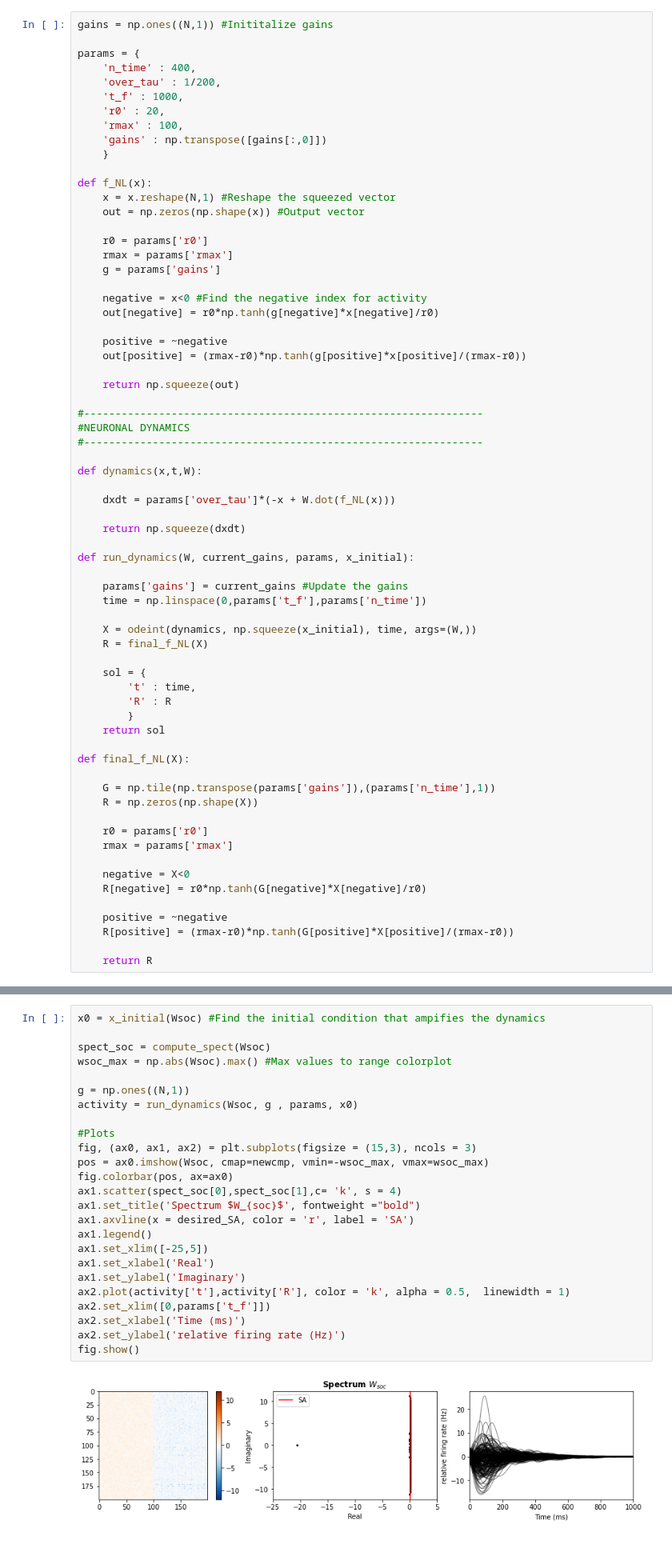
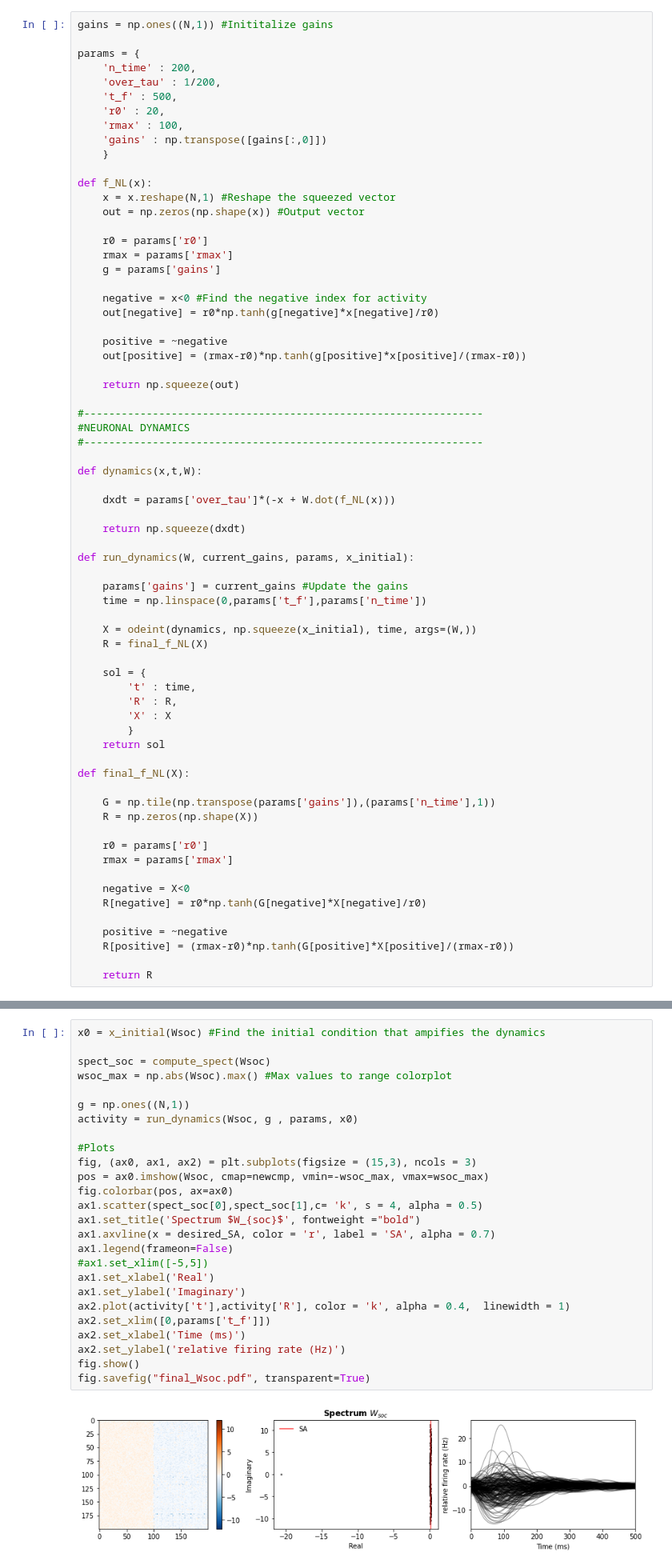
Before and after one commit to juansebastiancalderongarcia/Motor-control-for-speed-transition, a Jupyter notebook: Spectrum analysis.ipynb, the cells around one changed output, grey strips where cells are left out. Shown at 80% size. Saved outputs shown, nothing was run; the diff lists cells and outputs as text.

```diff
--- a/Spectrum analysis.ipynb
+++ b/Spectrum analysis.ipynb
@@ -156,9 +157,9 @@ def ssa(Wi,rate,gamma):
 gains = np.ones((N,1)) #Inititalize gains
 
 params = {
-    'n_time' : 400,
+    'n_time' : 200,
     'over_tau' : 1/200,
-    't_f' : 1000,
+    't_f' : 500,
     'r0' : 20,
     'rmax' : 100,
     'gains' : np.transpose([gains[:,0]])
@@ -200,7 +201,8 @@ def run_dynamics(W, current_gains, params, x_initial):
 
     sol = {
         't' : time,
-        'R' : R
+        'R' : R,
+        'X' : X
         }
     return sol
 
@@ -306,30 +378,31 @@ Wsoc = soc_function(Wi,rate,desired_SA,gamma)
 # %%
 x0 = x_initial(Wsoc) #Find the initial condition that ampifies the dynamics
 
 spect_soc = compute_spect(Wsoc)
 wsoc_max = np.abs(Wsoc).max() #Max values to range colorplot
 
 g = np.ones((N,1))
 activity = run_dynamics(Wsoc, g , params, x0)
 
 #Plots
 fig, (ax0, ax1, ax2) = plt.subplots(figsize = (15,3), ncols = 3)
 pos = ax0.imshow(Wsoc, cmap=newcmp, vmin=-wsoc_max, vmax=wsoc_max)
 fig.colorbar(pos, ax=ax0)
-ax1.scatter(spect_soc[0],spect_soc[1],c= 'k', s = 4)
+ax1.scatter(spect_soc[0],spect_soc[1],c= 'k', s = 4, alpha = 0.5)
 ax1.set_title('Spectrum $W_{soc}$', fontweight ="bold")
-ax1.axvline(x = desired_SA, color = 'r', label = 'SA')
-ax1.legend()
-ax1.set_xlim([-25,5])
+ax1.axvline(x = desired_SA, color = 'r', label = 'SA', alpha = 0.7)
+ax1.legend(frameon=False)
+#ax1.set_xlim([-5,5])
 ax1.set_xlabel('Real')
 ax1.set_ylabel('Imaginary')
-ax2.plot(activity['t'],activity['R'], color = 'k', alpha = 0.5,  linewidth = 1)
+ax2.plot(activity['t'],activity['R'], color = 'k', alpha = 0.4,  linewidth = 1)
 ax2.set_xlim([0,params['t_f']])
 ax2.set_xlabel('Time (ms)')
 ax2.set_ylabel('relative firing rate (Hz)')
 fig.show()
+fig.savefig("final_Wsoc.pdf", transparent=True)
 # %% [output]
-[figure, old version]
+[figure, new version]
 # %% [markdown]
 ### Look for rank-2 loops in $W_{soc}^{++}$
 <br>
```
Also changed, not shown: parts of 35 cells of this notebook.
